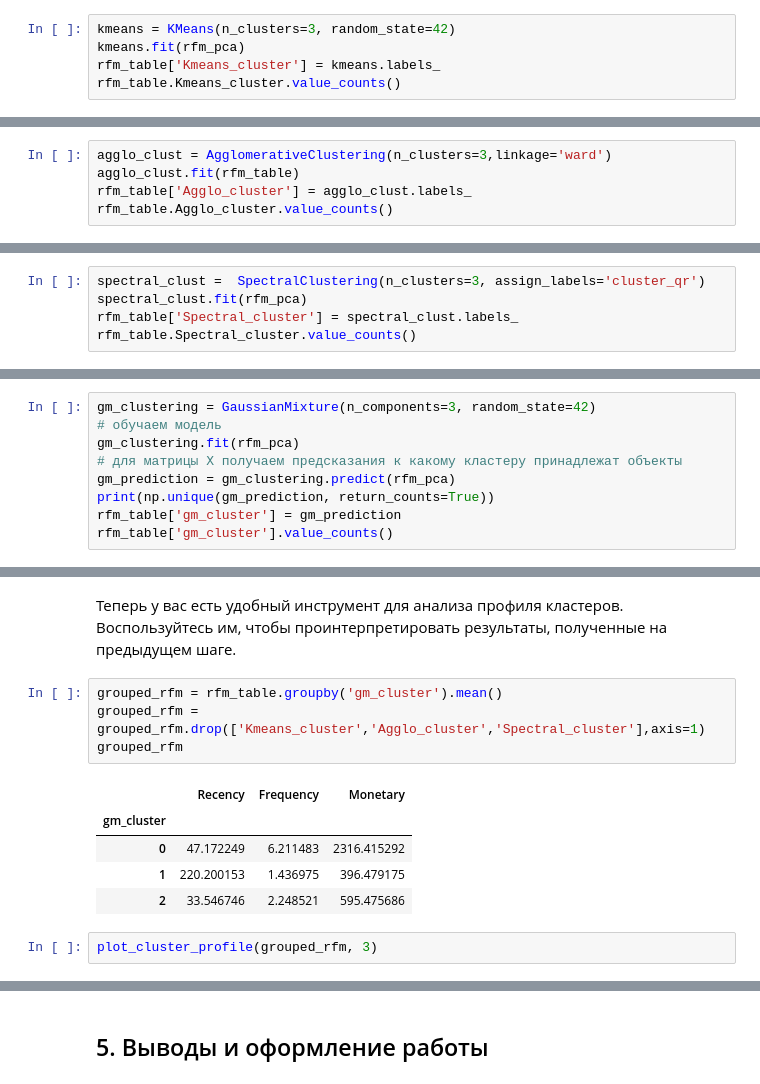
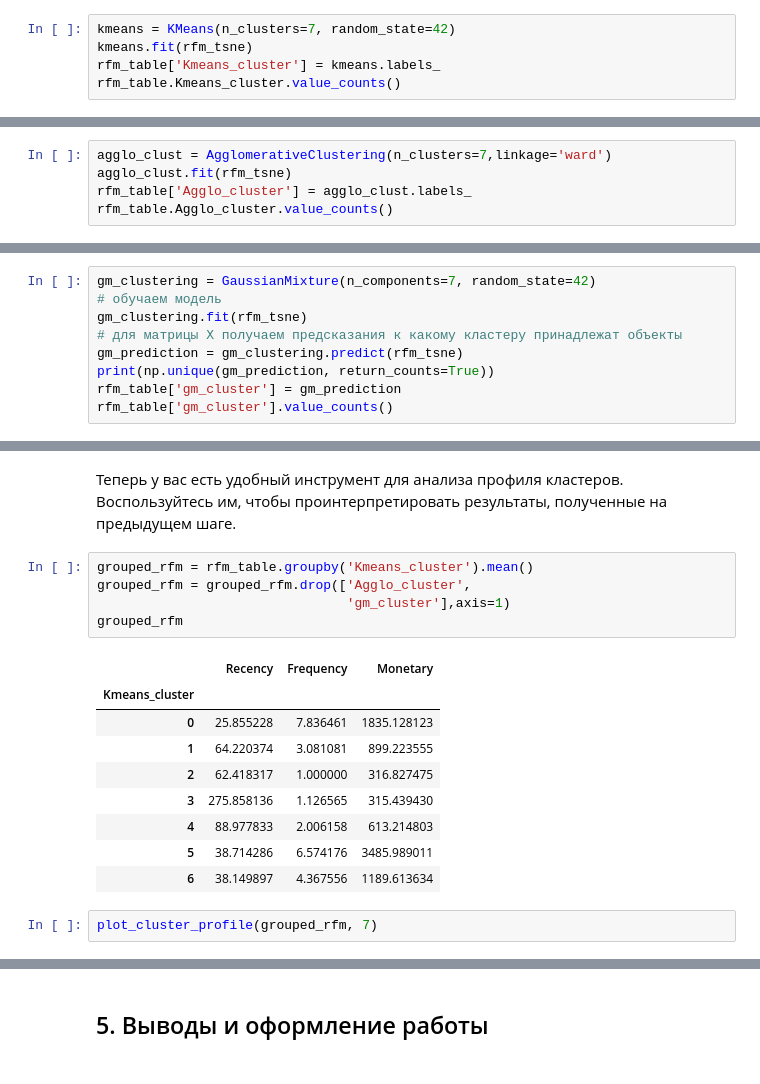
Before and after one commit to AnaSemina/Public-Rep, a Jupyter notebook: Сегментация клиентов онлайн магазина подарков/PROJECT-6._Сегментация_клиентов_онлайн-магазина.ipynb, the cells around one changed output, grey strips where cells are left out. Cells and saved outputs as stored; diff of their text form.

```diff
--- a/Сегментация клиентов онлайн магазина подарков/PROJECT-6._Сегментация_клиентов_онлайн-магазина.ipynb
+++ b/Сегментация клиентов онлайн магазина подарков/PROJECT-6._Сегментация_клиентов_онлайн-магазина.ipynb
@@ -764,6 +806,6 @@ sns.lineplot(data=silhouette_df, x="cluster", y="silhouette", marker= "o")
 # %%
-kmeans = KMeans(n_clusters=3, random_state=42)
-kmeans.fit(rfm_pca)
+kmeans = KMeans(n_clusters=7, random_state=42)
+kmeans.fit(rfm_tsne)
 rfm_table['Kmeans_cluster'] = kmeans.labels_
 rfm_table.Kmeans_cluster.value_counts()
 # %% [output]
@@ -827,6 +890,6 @@ sns.lineplot(data=silhouette_df, x="cluster", y="silhouette", marker= "o")
 # %%
-agglo_clust = AgglomerativeClustering(n_clusters=3,linkage='ward')
-agglo_clust.fit(rfm_table)
+agglo_clust = AgglomerativeClustering(n_clusters=7,linkage='ward')
+agglo_clust.fit(rfm_tsne)
 rfm_table['Agglo_cluster'] = agglo_clust.labels_
 rfm_table.Agglo_cluster.value_counts()
 # %% [output]
@@ -880,5 +929,0 @@ sns.lineplot(data=silhouette_df, x="cluster", y="silhouette", marker= "o")
-# %%
-spectral_clust =  SpectralClustering(n_clusters=3, assign_labels='cluster_qr')
-spectral_clust.fit(rfm_pca)
-rfm_table['Spectral_cluster'] = spectral_clust.labels_
-rfm_table.Spectral_cluster.value_counts()
@@ -934,9 +960,9 @@ sns.lineplot(data=silhouette_df, x="cluster", y="silhouette", marker= "o")
 # %%
-gm_clustering = GaussianMixture(n_components=3, random_state=42)
+gm_clustering = GaussianMixture(n_components=7, random_state=42)
 # обучаем модель
-gm_clustering.fit(rfm_pca)
+gm_clustering.fit(rfm_tsne)
 # для матрицы X получаем предсказания к какому кластеру принадлежат объекты
-gm_prediction = gm_clustering.predict(rfm_pca)
+gm_prediction = gm_clustering.predict(rfm_tsne)
 print(np.unique(gm_prediction, return_counts=True))
 rfm_table['gm_cluster'] = gm_prediction
 rfm_table['gm_cluster'].value_counts()
@@ -1031,15 +1133,20 @@ def plot_cluster_profile(grouped_data, n_clusters):
 # %% [markdown]
 Теперь у вас есть удобный инструмент для анализа профиля кластеров. Воспользуйтесь им, чтобы проинтерпретировать результаты, полученные на предыдущем шаге.
 # %%
-grouped_rfm = rfm_table.groupby('gm_cluster').mean()
-grouped_rfm = grouped_rfm.drop(['Kmeans_cluster','Agglo_cluster','Spectral_cluster'],axis=1)
+grouped_rfm = rfm_table.groupby('Kmeans_cluster').mean()
+grouped_rfm = grouped_rfm.drop(['Agglo_cluster',
+                                'gm_cluster'],axis=1)
 grouped_rfm
 # %% [output]
 |  | Recency | Frequency | Monetary |
-| gm_cluster |  |  |  |
-| 0 | 47.172249 | 6.211483 | 2316.415292 |
-| 1 | 220.200153 | 1.436975 | 396.479175 |
-| 2 | 33.546746 | 2.248521 | 595.475686 |
+| Kmeans_cluster |  |  |  |
+| 0 | 25.855228 | 7.836461 | 1835.128123 |
+| 1 | 64.220374 | 3.081081 | 899.223555 |
+| 2 | 62.418317 | 1.000000 | 316.827475 |
+| 3 | 275.858136 | 1.126565 | 315.439430 |
+| 4 | 88.977833 | 2.006158 | 613.214803 |
+| 5 | 38.714286 | 6.574176 | 3485.989011 |
+| 6 | 38.149897 | 4.367556 | 1189.613634 |
 # %%
-plot_cluster_profile(grouped_rfm, 3)
+plot_cluster_profile(grouped_rfm, 7)
 # %%
```
Also changed, not shown: parts of 43 cells of this notebook, 2 other files.
